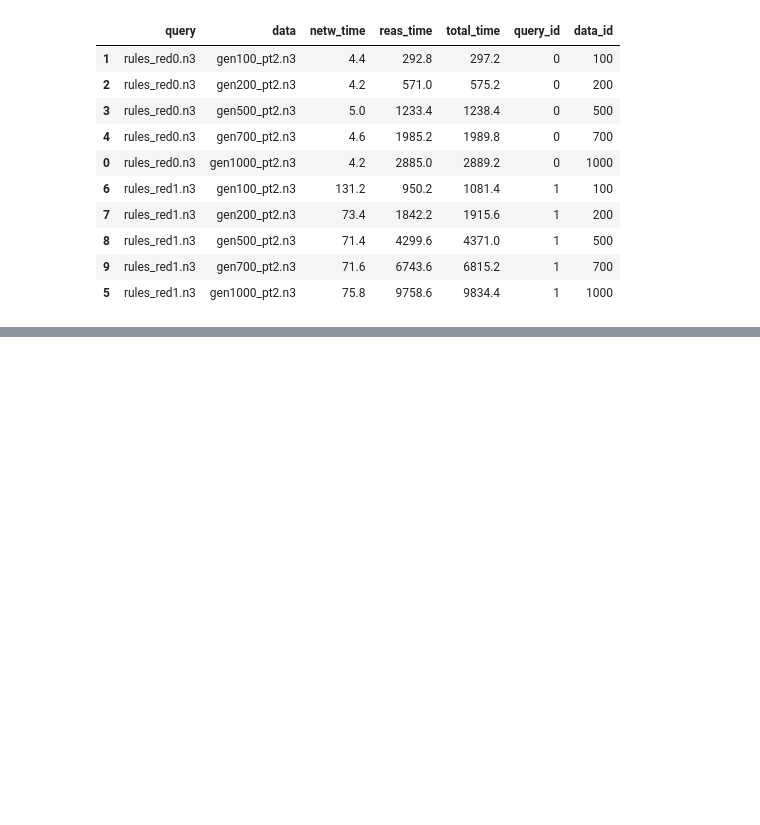
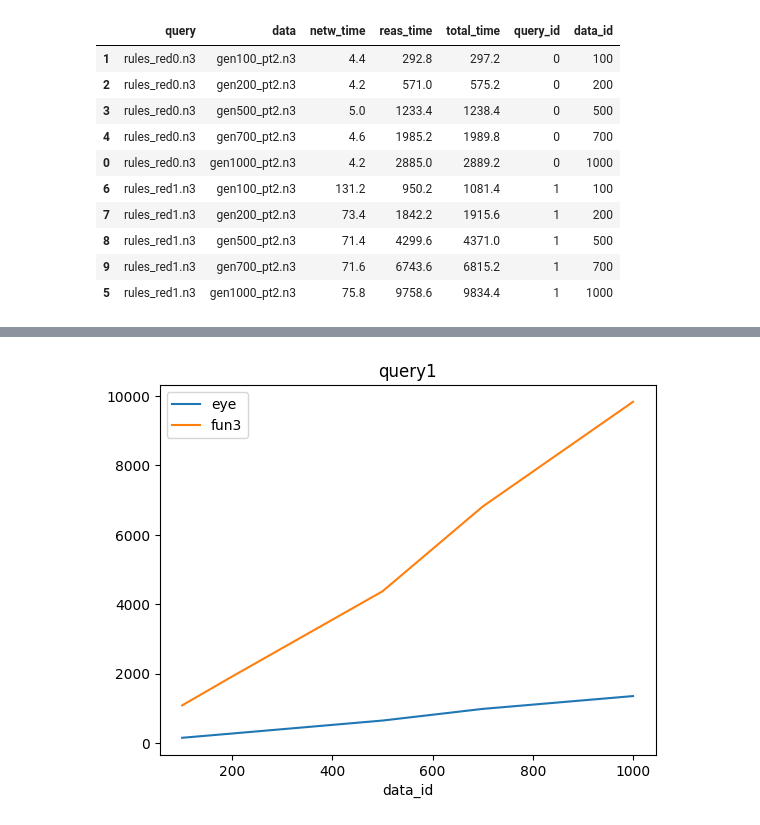
Before and after one commit to william-vw/fun3, a Jupyter notebook: python/tests-bench/zika/exp.ipynb, the cells around one changed output, grey strips where cells are left out. Saved outputs shown, nothing was run; the diff lists cells and outputs as text; code cells hidden in the pictures; blank space fills up the shorter version.

```diff
--- a/python/tests-bench/zika/exp.ipynb
+++ b/python/tests-bench/zika/exp.ipynb
@@ -149,0 +176,4 @@ df
+# %%
+plot("query1", df_eye[df_eye['query_id']==1], df_fun3[df_fun3['query_id']==1])
+# %% [output]
+[figure, added]
```
Also changed, not shown: parts of 13 cells of this notebook.
